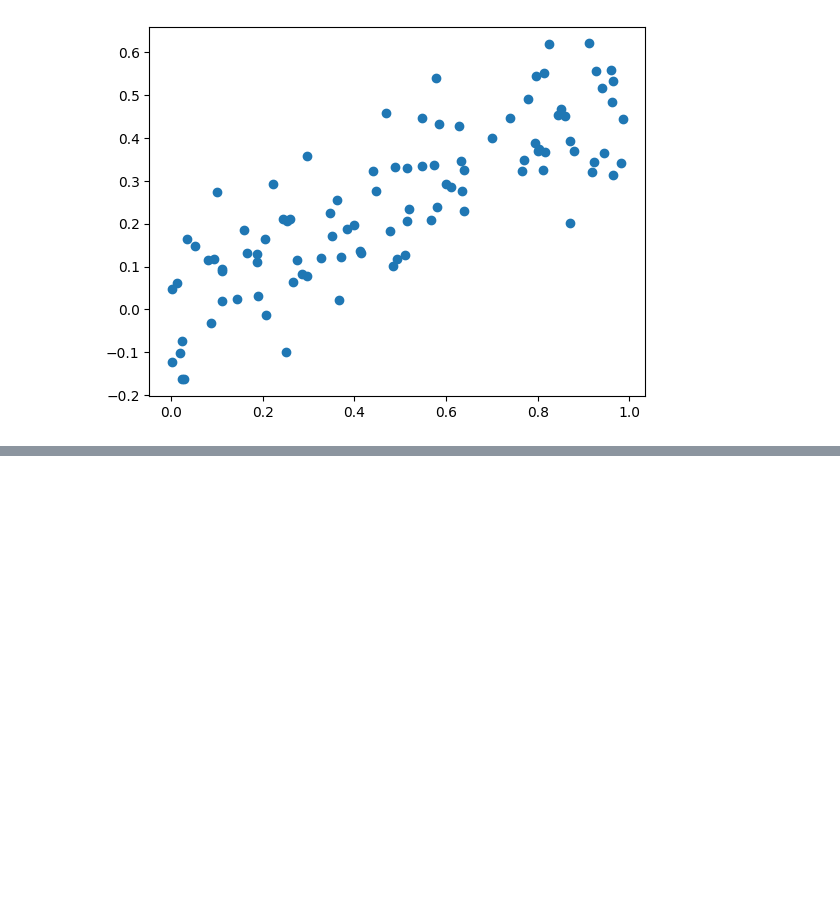
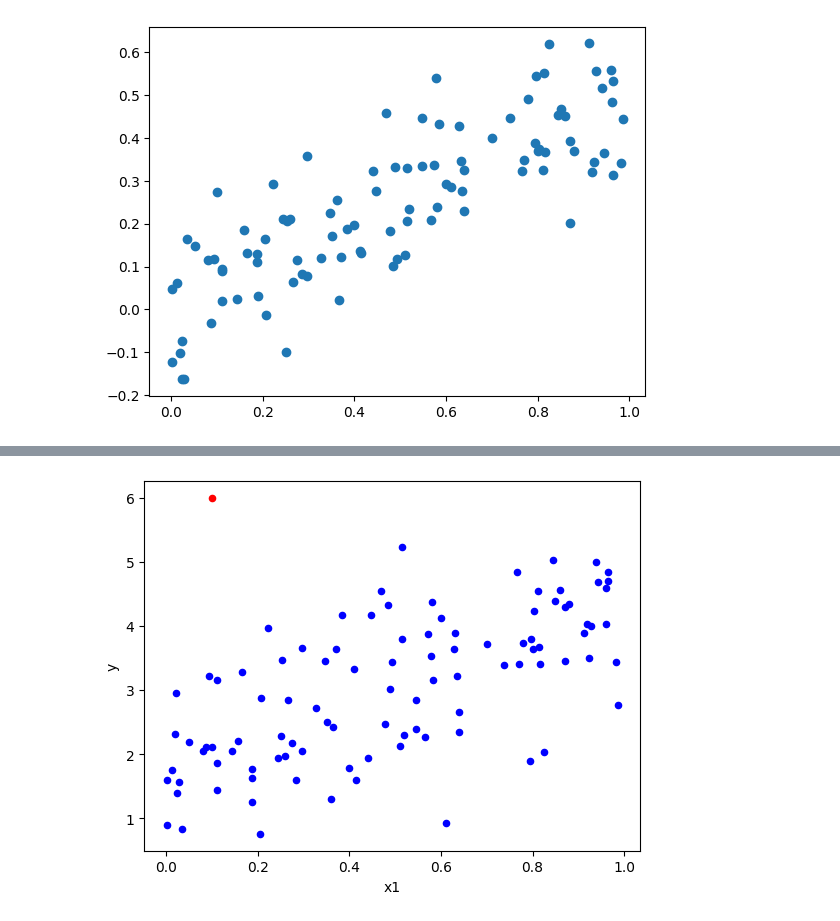
Before and after one commit to lucasdoherty/islp, a Jupyter notebook: chapter_3/exercise_14.ipynb, the cells around one changed output, grey strips where cells are left out. Cells and saved outputs as stored; diff of their text form; code cells hidden in the pictures; blank space fills up the shorter version.

```diff
--- a/chapter_3/exercise_14.ipynb
+++ b/chapter_3/exercise_14.ipynb
@@ -73,0 +136,15 @@ Notes:
+# %%
+# Re-fit the linear models from (c) to (e) using this new data. What effect
+# does this new observation have on the each of the models? In each model,
+# is this observation an outlier? A high-leverage point? Both? Explain your
+# answers.
+
+x1 = np.concatenate([x1, [0.1]])
+x2 = np.concatenate([x2, [0.8]])
+y = np.concatenate([y, [6]])
+
+df = pd.DataFrame({"x1": x1, "x2": x2, "y": y})
+
+results_4 = smf.ols("y ~ x1 + x2", df).fit()
+
+results_4.summary()
@@ -73,0 +220,16 @@ Notes:
+# %%
+# Effect on models: Model (c). R-squared decreased, which means that the
+# predictive capacity of the model was reduced. The value of the regression
+# coefficients changed: x1 coefficient decreased and x2 coefficient increased.
+# As a consequence, x2 became the coefficient with higher value. The null
+# hypothesis is now rejected in both variables. Model (d). The only
+# significant change was the reduction of R-squared. * Model (e).
+# The only significant change was a small increase of R-squared.
+
+# Bivariate analysis (x1,y)
+sample = df.iloc[-1:]  # To get the last observation
+other = df.iloc[:-1]  # To get all the observations but the last
+ax = other.plot(kind='scatter',x='x1',y='y', color='blue');  # Plot all observations but the last in blue
+sample.plot(ax=ax, kind='scatter',x='x1',y='y', color='red');  # Plot last observation added in red
+# %% [output]
+[figure, added]
```
Also changed, not shown: parts of 10 cells of this notebook.
